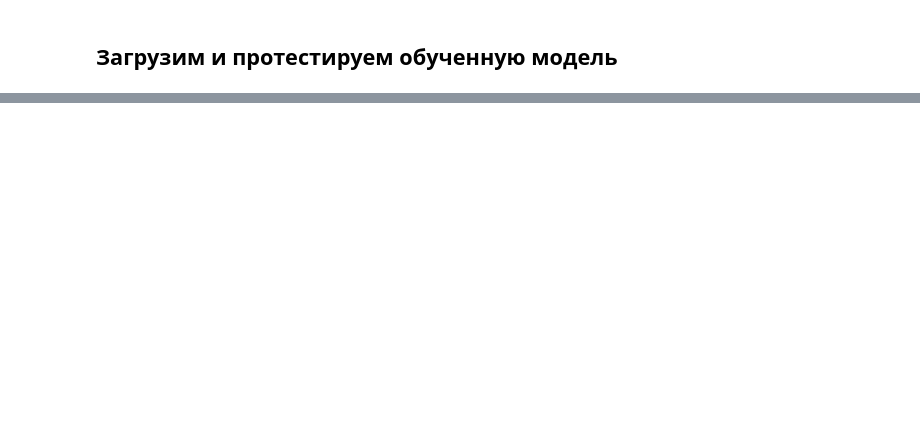
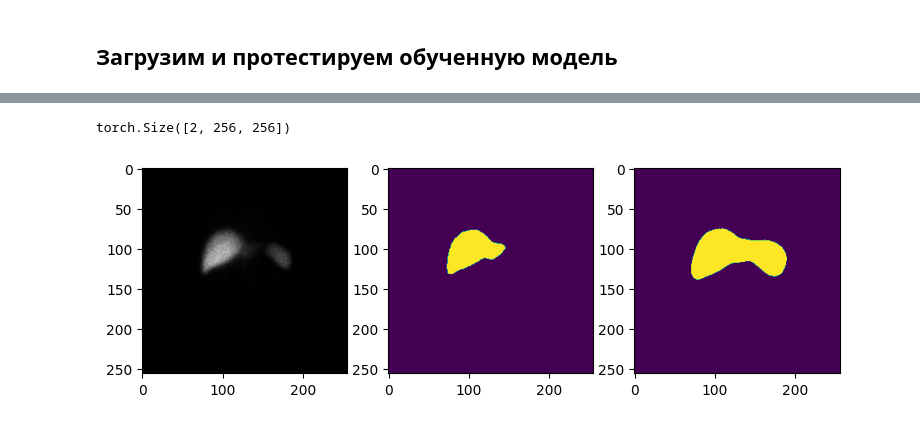
Before and after one commit to dev1cezzzzz/segmentation, a Jupyter notebook: segmentation/pytorch_practice.ipynb, the cells around one changed output, grey strips where cells are left out. Drawn from its saved outputs; the diff is of its cells as text; code cells hidden in the pictures; blank space fills up the shorter version.

```diff
--- a/segmentation/pytorch_practice.ipynb
+++ b/segmentation/pytorch_practice.ipynb
@@ -46,13 +46,6 @@ IMAGE_SIZE = 256
 transforms = albumentations.Compose(
     [
         albumentations.Resize(height=IMAGE_SIZE, width=IMAGE_SIZE),
-        albumentations.AdvancedBlur(p=0.5),
-        albumentations.GaussNoise(p=0.5),
-        albumentations.HorizontalFlip(p=0.5),
-        albumentations.CLAHE(p=0.5),
-        albumentations.RandomBrightnessContrast(p=0.5),
-        albumentations.RandomGamma(p=0.5),
-        albumentations.ColorJitter(p=0.5),
         ToTensorV2(),
     ]
 )
@@ -194,12 +239,16 @@ RuntimeError: Error(s) in loading state_dict for UNet:
+# %%
+model(image.unsqueeze(0).to(DEVICE))[0].shape
+# %% [output]
+torch.Size([2, 256, 256])
 # %%
-sample_idx = 0
+sample_idx = 1
 image, target = train_dataset[sample_idx]
-target = torch.argmax(target, axis=0)
-preds = torch.argmax(
-    F.softmax(model(image.unsqueeze(0).to(DEVICE)), dim=1).squeeze(0), axis=0
-)
-
+thresold = 0.54
+preds = F.sigmoid(model(image.unsqueeze(0).to(DEVICE))).squeeze(0)
+binary_preds = (preds > thresold)
 fig, ax = plt.subplots(1, 3, figsize=(9, 18))
 ax[0].imshow(image.numpy().transpose(1, 2, 0).astype(np.uint8))
-ax[1].imshow(target.numpy() * 255)
-ax[2].imshow(preds.cpu().numpy());
+ax[1].imshow(target.numpy().transpose(1, 2, 0).astype(np.uint8))
+ax[2].imshow(binary_preds.cpu().numpy());
+# %% [output]
+[figure, added]
```
Also changed, not shown: parts of 7 cells of this notebook, 9 other files.
